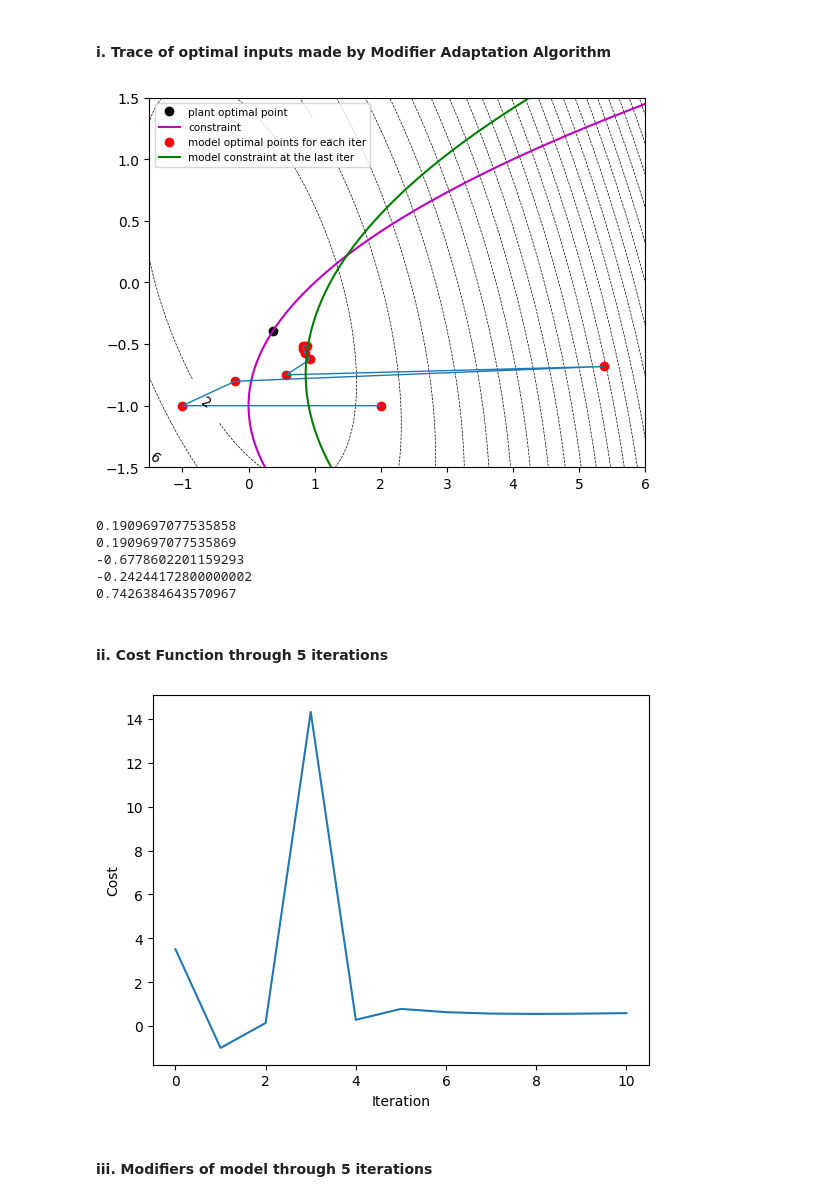
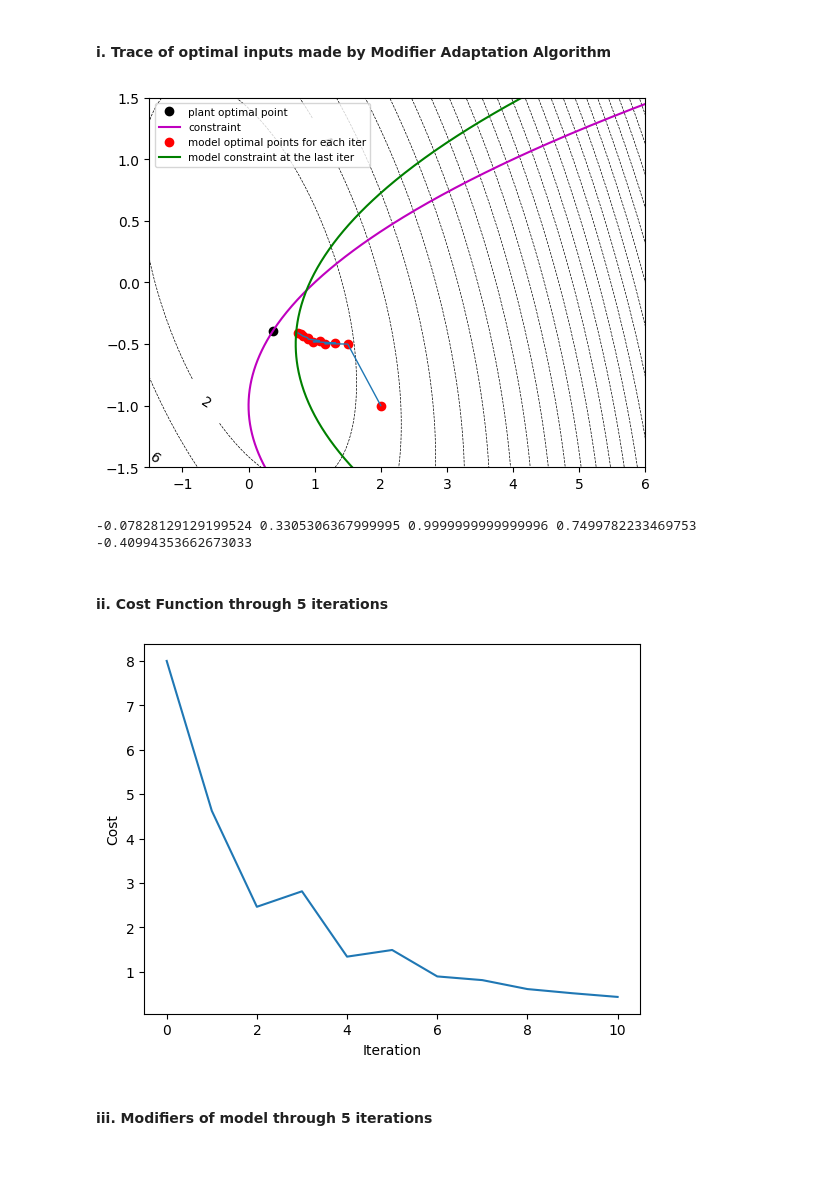
Before and after one commit to dleeim/Safe-Bayesian-Optimization, a Jupyter notebook: Benoit_Problem(Modifier_Adaptation).ipynb, the cells around one changed output. Drawn from its saved outputs; the diff is of its cells as text; code cells hidden in the pictures; blank space fills up the shorter version.

```diff
--- a/Benoit_Problem(Modifier_Adaptation).ipynb
+++ b/Benoit_Problem(Modifier_Adaptation).ipynb
@@ -234,7 +234,7 @@ for i in modifierk:
 data['cost'] = [Benoit_Model(u=uk,u0=uk,theta=theta,modifier=modifierk)]
 
 # Algorithm
-for i in range(10):
+for i in range(100):
     uk_1,fun = cost_optimize(uk,theta,modifierk)
     modifierk_1 = adaptation(uk_1,uk,theta,modifierk,plant_fun,plant_con1,K)
 
@@ -313,10 +310,10 @@ plt.show()
 # Initial Guess (k=0)
 uk = [2,-1]
 modifierk = [1,1,1,1,1]
-theta = [0.5,0.5,0.5,0.5]
+theta = [1.5,1,1.5,1]
 plant_fun = Benoit_System_noiseless_1
 plant_con1 = con1_system_tight_noiseless
-K = np.identity(len(modifierk))*0.2
+K = np.identity(len(modifierk))*0.1
 
 # Dictionary for data collection
 data = {}
@@ -349,28 +346,23 @@ for i in range(10):
 # %%
 plant_drawing(is_constraint=False,is_tight_constraint=True)
 plt.plot(data['u_0'],data['u_1'], 'ro',)
 plt.plot(data['u_0'],data['u_1'], linestyle='-',linewidth=1,label='_nolegend_')
 delta = 0.01
 uc1 = np.arange(-2.5, 6.5, delta)
-uc0 = (0.5*uc1**2 + data['modifiers'][2][-1] - data['modifiers'][3][-1]*data['u_0'][-1]
-       + data['modifiers'][4][-1]*(uc1-data['u_1'][-1]) + 1)/(0.5 - data['modifiers'][3][-1])
+uc0 = (theta[3]*uc1**2 + data['modifiers'][2][-1] - data['modifiers'][3][-1]*data['u_0'][-1]
+       + data['modifiers'][4][-1]*(uc1-data['u_1'][-1]) + 1)/(theta[2] - data['modifiers'][3][-1])
 plt.plot(uc0,uc1,'g')
 plt.legend(["plant optimal point",
             "constraint",
             'model optimal points for each iter',
             'model constraint at the last iter'],
                 fontsize = 7.5)
 plt.show()
 
-for i in range(5):
-    print(data['modifiers'][i][-1])
+print(data['modifiers'][2][-1],data['modifiers'][3][-1],data['modifiers'][4][-1],data['u_0'][-1],data['u_1'][-1])
 # %% [output]
-[figure, old version]
+[figure, new version]
-0.1909697077535858
-0.1909697077535869
--0.6778602201159293
--0.24244172800000002
-0.7426384643570967
+-0.07828129129199524 0.3305306367999995 0.9999999999999996 0.7499782233469753 -0.40994353662673033
 # %% [markdown]
 #### ii. Cost Function through 5 iterations
 # %%
@@ -378,7 +370,7 @@ plt.plot(data['index'],data['cost'])
 plt.xlabel('Iteration'), plt.ylabel('Cost')
 plt.show()
 # %% [output]
-[figure, old version]
+[figure, new version]
 # %% [markdown]
 #### iii. Modifiers of model through 5 iterations
 # %%
```
Also changed, not shown: parts of 7 cells of this notebook, 1 other file.
